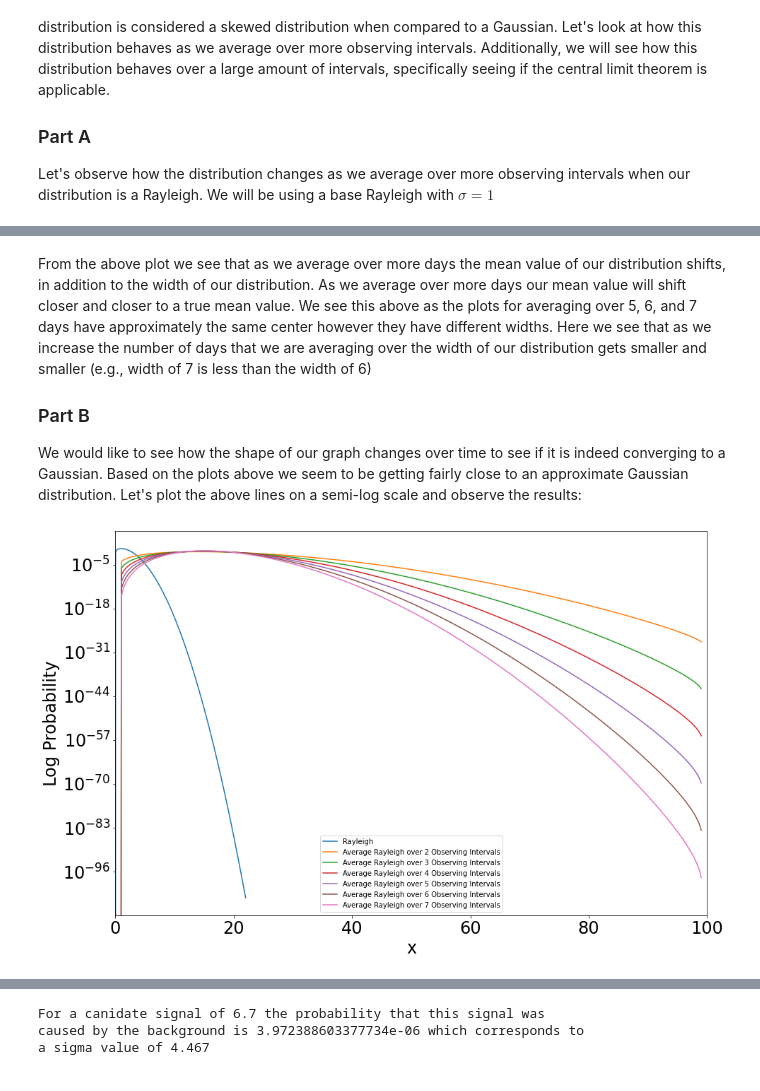
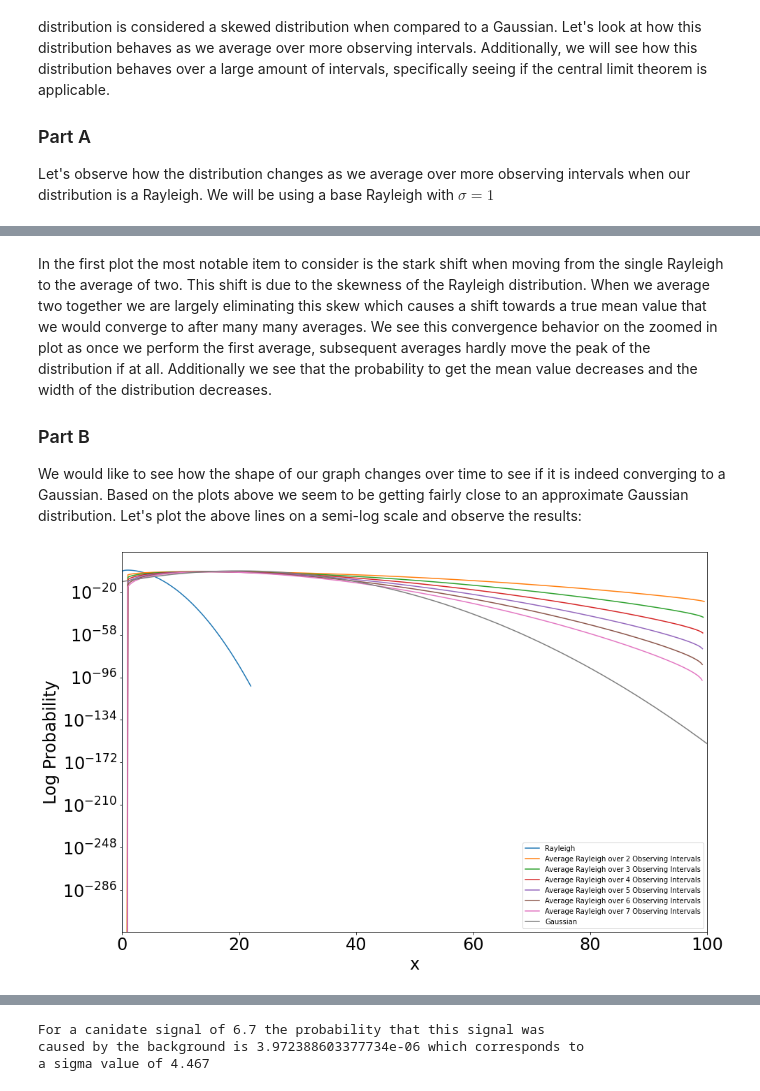
Before and after one commit to williamdolsen/phys434-21au, a Jupyter notebook: labs/lab2/lab2.ipynb, the cells around one changed output, grey strips where cells are left out. Drawn from its saved outputs; the diff is of its cells as text; code cells hidden in the pictures.

```diff
--- a/labs/lab2/lab2.ipynb
+++ b/labs/lab2/lab2.ipynb
@@ -188,41 +215,17 @@ Let us now presume that we have a Rayleigh distribution as our background distri
 
 Let's observe how the distribution changes as we average over more observing intervals when our distribution is a Rayleigh.  We will be using a base Rayleigh with $\sigma=1$
 # %%
-def normalizer(x, y):
-    return np.sum(y) * calc_bin_width(x)
-
-def calc_bin_width(x):
-    return (x[-1] - x[0]) / len(x)
-
 # define our parameters
 xs_0_conv_ray_avg = np.linspace(0, 8, 100)
 probs_0_conv_ray_avg = stats.rayleigh.pdf(xs_0_conv_ray_avg)
 
-probs_1_conv_ray_avg = np.convolve(probs_0_conv_ray_avg, probs_0_conv_ray_avg)
-xs_1_conv_ray_avg = np.linspace(0, len(probs_1_conv_ray_avg)-1, len(probs_1_conv_ray_avg)) / 2
-
-probs_2_conv_ray_avg = np.convolve(probs_1_conv_ray_avg, probs_0_conv_ray_avg)
-xs_2_conv_ray_avg = np.linspace(0, len(probs_2_conv_ray_avg)-1, len(probs_2_conv_ray_avg)) / 3
-
-probs_3_conv_ray_avg = np.convolve(probs_2_conv_ray_avg, probs_0_conv_ray_avg)
-xs_3_conv_ray_avg = np.linspace(0, len(probs_3_conv_ray_avg)-1, len(probs_3_conv_ray_avg)) / 4
-
-probs_4_conv_ray_avg = np.convolve(probs_3_conv_ray_avg, probs_0_conv_ray_avg)
-xs_4_conv_ray_avg = np.linspace(0, len(probs_4_conv_ray_avg)-1, len(probs_4_conv_ray_avg)) / 5
-
-probs_5_conv_ray_avg = np.convolve(probs_4_conv_ray_avg, probs_0_conv_ray_avg)
-xs_5_conv_ray_avg = np.linspace(0, len(probs_5_conv_ray_avg)-1, len(probs_5_conv_ray_avg)) / 6
-
-probs_6_conv_ray_avg = np.convolve(probs_5_conv_ray_avg, probs_0_conv_ray_avg)
-xs_6_conv_ray_avg = np.linspace(0, len(probs_6_conv_ray_avg)-1, len(probs_6_conv_ray_avg)) / 7
-
-# normalize using the bin width
-probs_1_conv_ray_avg /= normalizer(xs_1_conv_ray_avg, probs_1_conv_ray_avg)
-probs_2_conv_ray_avg /= normalizer(xs_2_conv_ray_avg, probs_2_conv_ray_avg)
-probs_3_conv_ray_avg /= normalizer(xs_3_conv_ray_avg, probs_3_conv_ray_avg)
-probs_4_conv_ray_avg /= normalizer(xs_4_conv_ray_avg, probs_4_conv_ray_avg)
-probs_5_conv_ray_avg /= normalizer(xs_5_conv_ray_avg, probs_5_conv_ray_avg)
-probs_6_conv_ray_avg /= normalizer(xs_6_conv_ray_avg, probs_6_conv_ray_avg)
+# find the average distributions
+xs_1_conv_ray_avg, probs_1_conv_ray_avg = compute_avg_distribution(1, probs_0_conv_ray_avg)
+xs_2_conv_ray_avg, probs_2_conv_ray_avg = compute_avg_distribution(2, probs_0_conv_ray_avg)
+xs_3_conv_ray_avg, probs_3_conv_ray_avg = compute_avg_distribution(3, probs_0_conv_ray_avg)
+xs_4_conv_ray_avg, probs_4_conv_ray_avg = compute_avg_distribution(4, probs_0_conv_ray_avg)
+xs_5_conv_ray_avg, probs_5_conv_ray_avg = compute_avg_distribution(5, probs_0_conv_ray_avg)
+xs_6_conv_ray_avg, probs_6_conv_ray_avg = compute_avg_distribution(6, probs_0_conv_ray_avg)
 
 # plot
 plt.plot(xs_0_conv_ray_avg, probs_0_conv_ray_avg, label=f'Rayleigh')
@@ -244,5 +264,5 @@ plt.show()
 # %% [markdown]
-From the above plot we see that as we average over more days the mean value of our distribution shifts, in addition to the width of our distribution.  As we average over more days our mean value will shift closer and closer to a true mean value.  We see this above as the plots for averaging over 5, 6, and 7 days have approximately the same center however they have different widths.  Here we see that as we increase the number of days that we are averaging over the width of our distribution gets smaller and smaller (e.g., width of 7 is less than the width of 6)
+In the first plot the most notable item to consider is the stark shift when moving from the single Rayleigh to the average of two.  This shift is due to the skewness of the Rayleigh distribution.  When we average two together we are largely eliminating this skew which causes a shift towards a true mean value that we would converge to after many many averages.  We see this convergence behavior on the zoomed in plot as once we perform the first average, subsequent averages hardly move the peak of the distribution if at all.  Additionally we see that the probability to get the mean value decreases and the width of the distribution decreases.
 
 ### Part B
 
@@ -250,22 +270,26 @@ We would like to see how the shape of our graph changes over time to see if it i
 # %%
 # plot
 xs_0_conv_ray_avg_full_domain = np.linspace(0, 22, 1000)
 probs_0_conv_ray_avg_full_domain = stats.rayleigh.pdf(xs_0_conv_ray_avg_full_domain)
 plt.plot(xs_0_conv_ray_avg_full_domain, probs_0_conv_ray_avg_full_domain, label=f'Rayleigh')
 plt.plot(xs_1_conv_ray_avg, probs_1_conv_ray_avg, label=f'Average Rayleigh over 2 Observing Intervals')
 plt.plot(xs_2_conv_ray_avg, probs_2_conv_ray_avg, label=f'Average Rayleigh over 3 Observing Intervals')
 plt.plot(xs_3_conv_ray_avg, probs_3_conv_ray_avg, label=f'Average Rayleigh over 4 Observing Intervals')
 plt.plot(xs_4_conv_ray_avg, probs_4_conv_ray_avg, label=f'Average Rayleigh over 5 Observing Intervals')
 plt.plot(xs_5_conv_ray_avg, probs_5_conv_ray_avg, label=f'Average Rayleigh over 6 Observing Intervals')
 plt.plot(xs_6_conv_ray_avg, probs_6_conv_ray_avg, label=f'Average Rayleigh over 7 Observing Intervals')
 
+xs_gaus_ray_avg = np.linspace(-100, 100, 1000)
+probs_gaus_ray_avg = stats.norm.pdf(xs_gaus_ray_avg, loc = 20, scale=3)
+plt.plot(xs_gaus_ray_avg, probs_gaus_ray_avg, label='Gaussian')
+
 plt.tick_params(labelsize=24)
 plt.xlim(0, 100)
 plt.yscale('log')
 plt.xlabel('x', fontdict={'size':24})
 plt.ylabel('Log Probability', fontdict={'size':24})
 plt.legend()
 plt.show()
 # %% [output]
-[figure, old version]
+[figure, new version]
 # %% [markdown]
```
Also changed, not shown: parts of 12 cells of this notebook.
